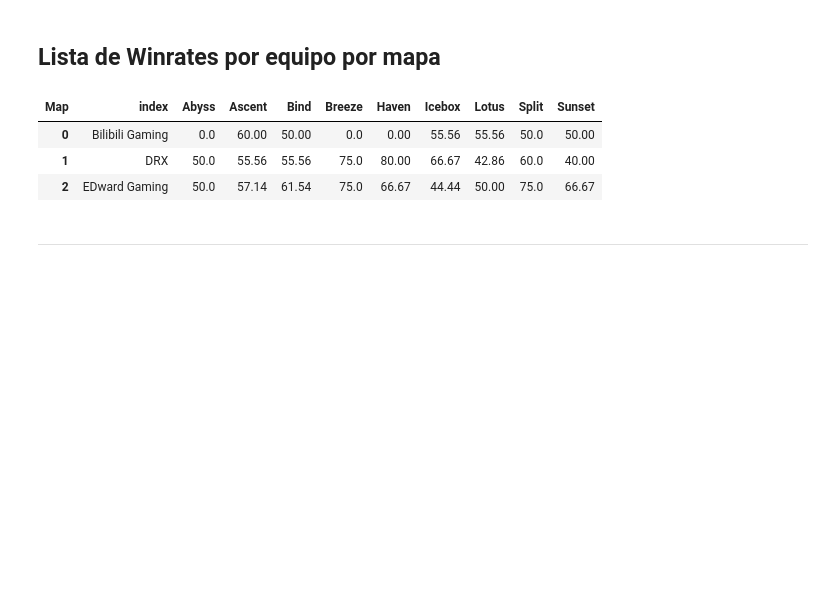
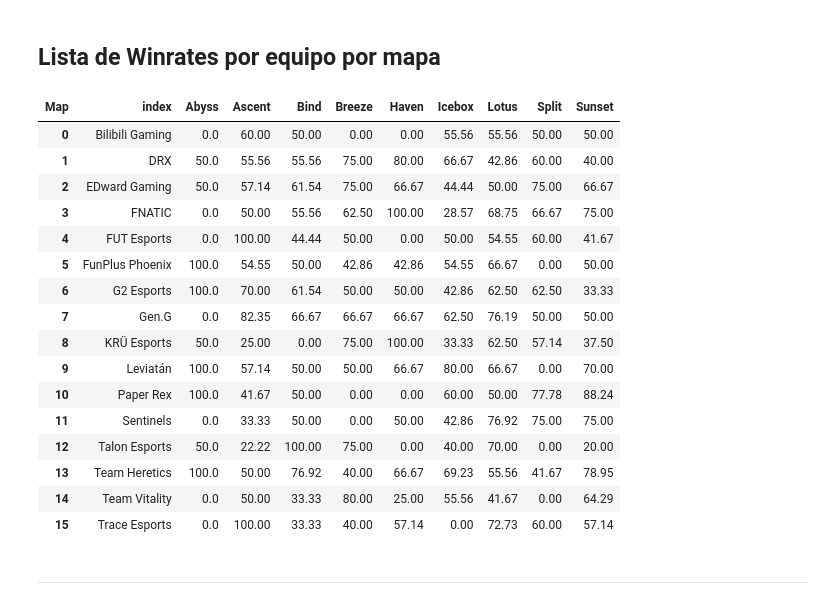
Before and after one commit to danielAcl9/valorantChampions2024DataAnalysis, a Jupyter notebook: notebooks/team_winrates.ipynb, the cells around one changed output. Saved outputs shown, nothing was run; the diff lists cells and outputs as text; code cells hidden in the pictures; blank space fills up the shorter version.

```diff
--- a/notebooks/team_winrates.ipynb
+++ b/notebooks/team_winrates.ipynb
@@ -78,15 +78,28 @@ team_map_counts.head(3)
 # %%
 # Calcular el porcentaje de victorias por mapa por equipo
 team_map_win_rates = ((team_map_wins.set_index('Team') / team_map_counts.set_index('Team A')) * 100).round(2)
 team_map_win_rates.fillna(0, inplace=True)
 # team_map_win_rates = team_map_win_rates.astype(str) + '%'
 team_map_win_rates.reset_index(inplace=True)
-team_map_win_rates.head(3)
+team_map_win_rates
 # %% [output]
 | Map | index | Abyss | Ascent | Bind | Breeze | Haven | Icebox | Lotus | Split | Sunset |
-| 0 | Bilibili Gaming | 0.0 | 60.00 | 50.00 | 0.0 | 0.00 | 55.56 | 55.56 | 50.0 | 50.00 |
-| 1 | DRX | 50.0 | 55.56 | 55.56 | 75.0 | 80.00 | 66.67 | 42.86 | 60.0 | 40.00 |
-| 2 | EDward Gaming | 50.0 | 57.14 | 61.54 | 75.0 | 66.67 | 44.44 | 50.00 | 75.0 | 66.67 |
+| 0 | Bilibili Gaming | 0.0 | 60.00 | 50.00 | 0.00 | 0.00 | 55.56 | 55.56 | 50.00 | 50.00 |
+| 1 | DRX | 50.0 | 55.56 | 55.56 | 75.00 | 80.00 | 66.67 | 42.86 | 60.00 | 40.00 |
+| 2 | EDward Gaming | 50.0 | 57.14 | 61.54 | 75.00 | 66.67 | 44.44 | 50.00 | 75.00 | 66.67 |
+| 3 | FNATIC | 0.0 | 50.00 | 55.56 | 62.50 | 100.00 | 28.57 | 68.75 | 66.67 | 75.00 |
+| 4 | FUT Esports | 0.0 | 100.00 | 44.44 | 50.00 | 0.00 | 50.00 | 54.55 | 60.00 | 41.67 |
+| 5 | FunPlus Phoenix | 100.0 | 54.55 | 50.00 | 42.86 | 42.86 | 54.55 | 66.67 | 0.00 | 50.00 |
+| 6 | G2 Esports | 100.0 | 70.00 | 61.54 | 50.00 | 50.00 | 42.86 | 62.50 | 62.50 | 33.33 |
+| 7 | Gen.G | 0.0 | 82.35 | 66.67 | 66.67 | 66.67 | 62.50 | 76.19 | 50.00 | 50.00 |
+| 8 | KRÜ Esports | 50.0 | 25.00 | 0.00 | 75.00 | 100.00 | 33.33 | 62.50 | 57.14 | 37.50 |
+| 9 | Leviatán | 100.0 | 57.14 | 50.00 | 50.00 | 66.67 | 80.00 | 66.67 | 0.00 | 70.00 |
+| 10 | Paper Rex | 100.0 | 41.67 | 50.00 | 0.00 | 0.00 | 60.00 | 50.00 | 77.78 | 88.24 |
+| 11 | Sentinels | 0.0 | 33.33 | 50.00 | 0.00 | 50.00 | 42.86 | 76.92 | 75.00 | 75.00 |
+| 12 | Talon Esports | 50.0 | 22.22 | 100.00 | 75.00 | 0.00 | 40.00 | 70.00 | 0.00 | 20.00 |
+| 13 | Team Heretics | 100.0 | 50.00 | 76.92 | 40.00 | 66.67 | 69.23 | 55.56 | 41.67 | 78.95 |
+| 14 | Team Vitality | 0.0 | 50.00 | 33.33 | 80.00 | 25.00 | 55.56 | 41.67 | 0.00 | 64.29 |
+| 15 | Trace Esports | 0.0 | 100.00 | 33.33 | 40.00 | 57.14 | 0.00 | 72.73 | 60.00 | 57.14 |
 # %%
 df_team_map_pick_rates = pd.read_csv("../data/draft_phase_mod/teams_maps_pick_rate.csv")
 df_team_map_ban_rates = pd.read_csv("../data/draft_phase_mod/teams_maps_ban_rate.csv")
```
Also changed, not shown: 2 other files.
